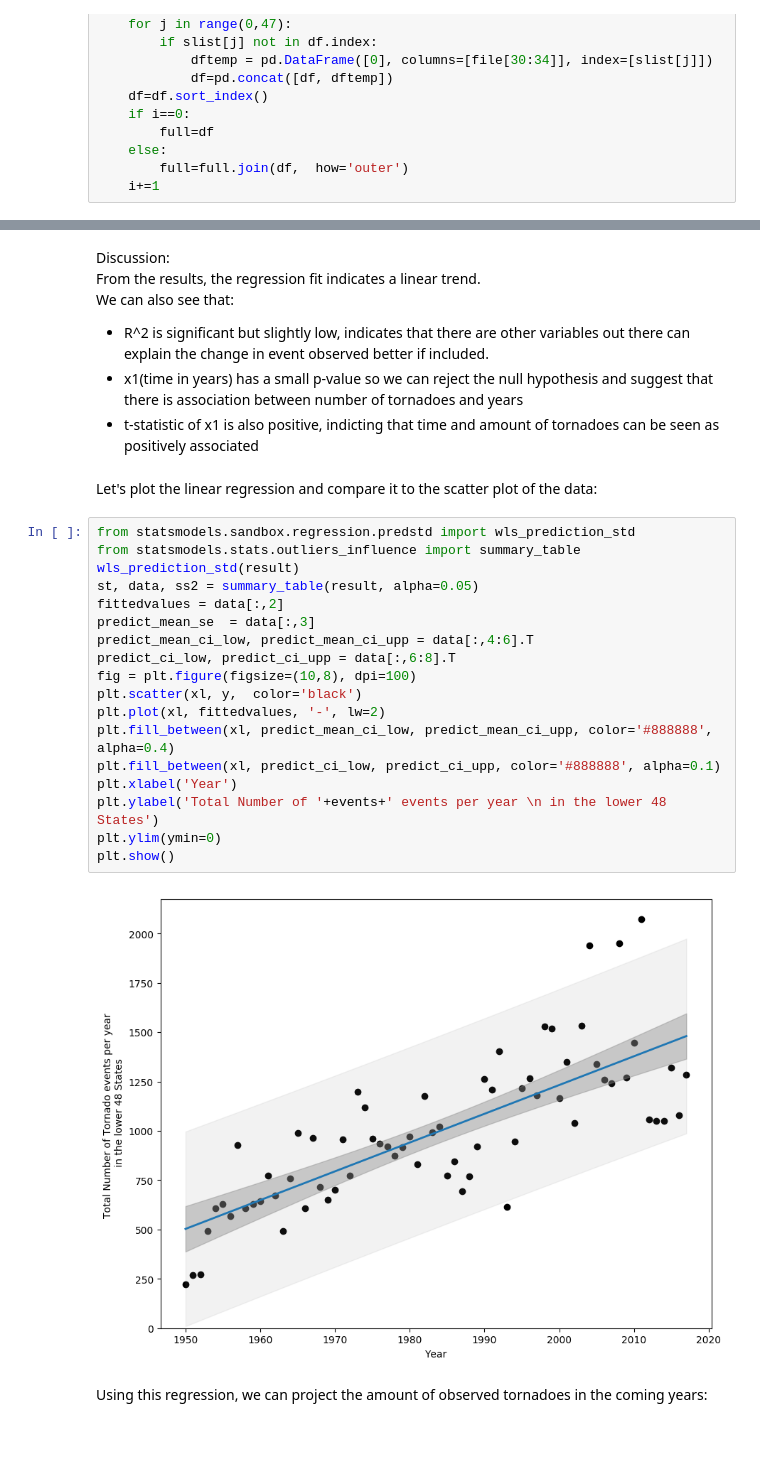
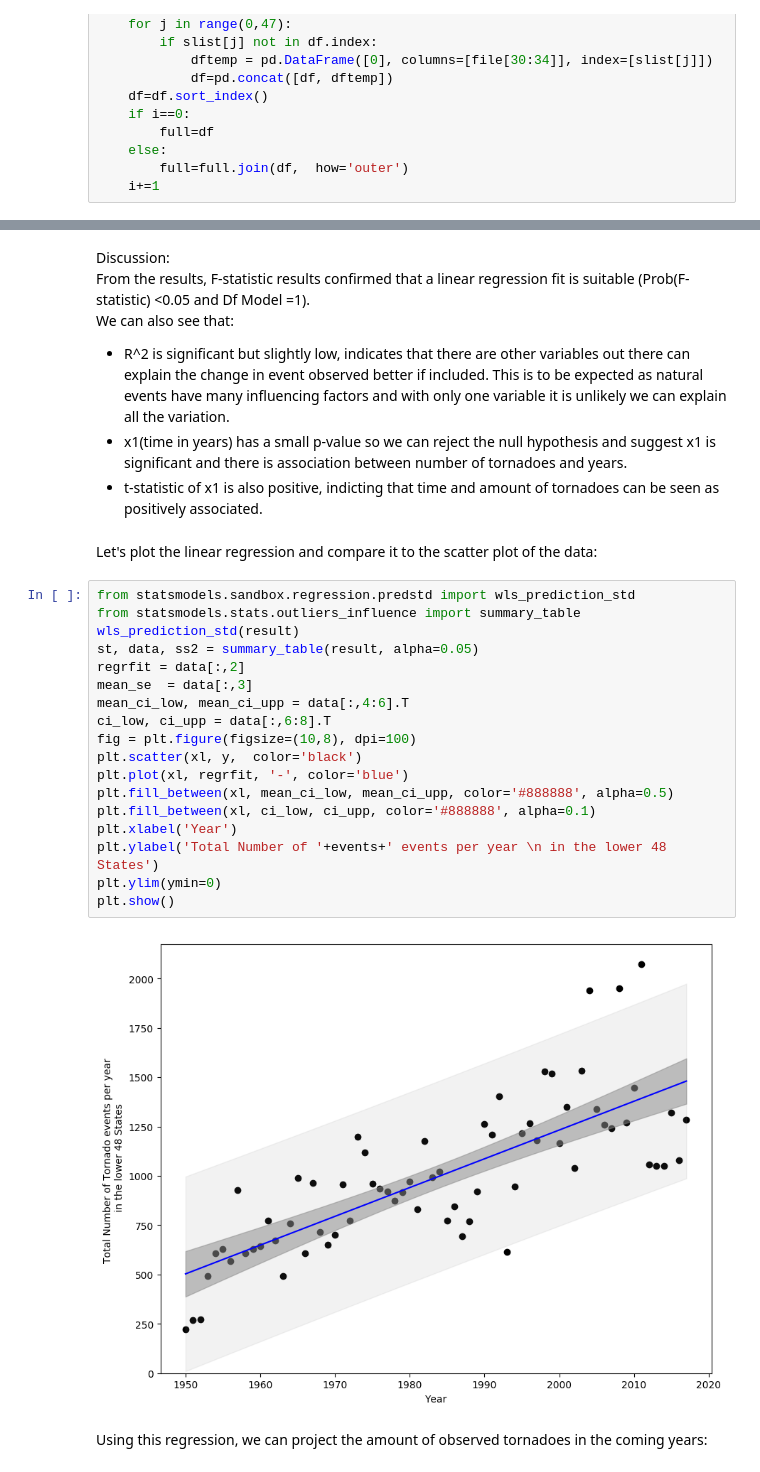
Before and after one commit to godinechan/NOAAanalysis, a Jupyter notebook: NOAAanalysis.ipynb, the cells around one changed output, grey strips where cells are left out. Cells and saved outputs as stored; diff of their text form; blank space fills up the shorter version.

```diff
--- a/NOAAanalysis.ipynb
+++ b/NOAAanalysis.ipynb
@@ -336,33 +336,33 @@ OLS Regression Results
 | Kurtosis: | 3.723 | Cond. No. | 2.00e+05 |
 # %% [markdown]
 Discussion:
-From the results, the regression fit indicates a linear trend.
+From the results, F-statistic results confirmed that a linear regression fit is suitable (Prob(F-statistic) <0.05 and Df Model =1).
 We can also see that:
-- R^2 is significant but slightly low, indicates that there are other variables out there can explain the change in event observed better if included.
-- x1(time in years) has a small p-value so we can reject the null hypothesis and suggest that there is association between number of tornadoes and years
-- t-statistic of x1 is also positive, indicting that time and amount of tornadoes can be seen as positively associated
+- R^2 is significant but slightly low, indicates that there are other variables out there can explain the change in event observed better if included. This is to be expected as natural events have many influencing factors and with only one variable it is unlikely we can explain all the variation.
+- x1(time in years) has a small p-value so we can reject the null hypothesis and suggest x1 is significant and there is association between number of tornadoes and years.
+- t-statistic of x1 is also positive, indicting that time and amount of tornadoes can be seen as positively associated.
 # %% [markdown]
 Let's plot the linear regression and compare it to the scatter plot of the data:
 # %%
 from statsmodels.sandbox.regression.predstd import wls_prediction_std
 from statsmodels.stats.outliers_influence import summary_table
 wls_prediction_std(result)
 st, data, ss2 = summary_table(result, alpha=0.05)
-fittedvalues = data[:,2]
-predict_mean_se  = data[:,3]
-predict_mean_ci_low, predict_mean_ci_upp = data[:,4:6].T
-predict_ci_low, predict_ci_upp = data[:,6:8].T
+regrfit = data[:,2]
+mean_se  = data[:,3]
+mean_ci_low, mean_ci_upp = data[:,4:6].T
+ci_low, ci_upp = data[:,6:8].T
 fig = plt.figure(figsize=(10,8), dpi=100)
 plt.scatter(xl, y,  color='black')
-plt.plot(xl, fittedvalues, '-', lw=2)
-plt.fill_between(xl, predict_mean_ci_low, predict_mean_ci_upp, color='#888888', alpha=0.4)
-plt.fill_between(xl, predict_ci_low, predict_ci_upp, color='#888888', alpha=0.1)
+plt.plot(xl, regrfit, '-', color='blue')
+plt.fill_between(xl, mean_ci_low, mean_ci_upp, color='#888888', alpha=0.5)
+plt.fill_between(xl, ci_low, ci_upp, color='#888888', alpha=0.1)
 plt.xlabel('Year')
 plt.ylabel('Total Number of '+events+' events per year \n in the lower 48 States')
 plt.ylim(ymin=0)
 plt.show()
 # %% [output]
-[figure, old version]
+[figure, new version]
 # %% [markdown]
 Using this regression, we can project the amount of observed tornadoes in the coming years:
 # %%
```
Also changed, not shown: parts of 3 cells of this notebook.
